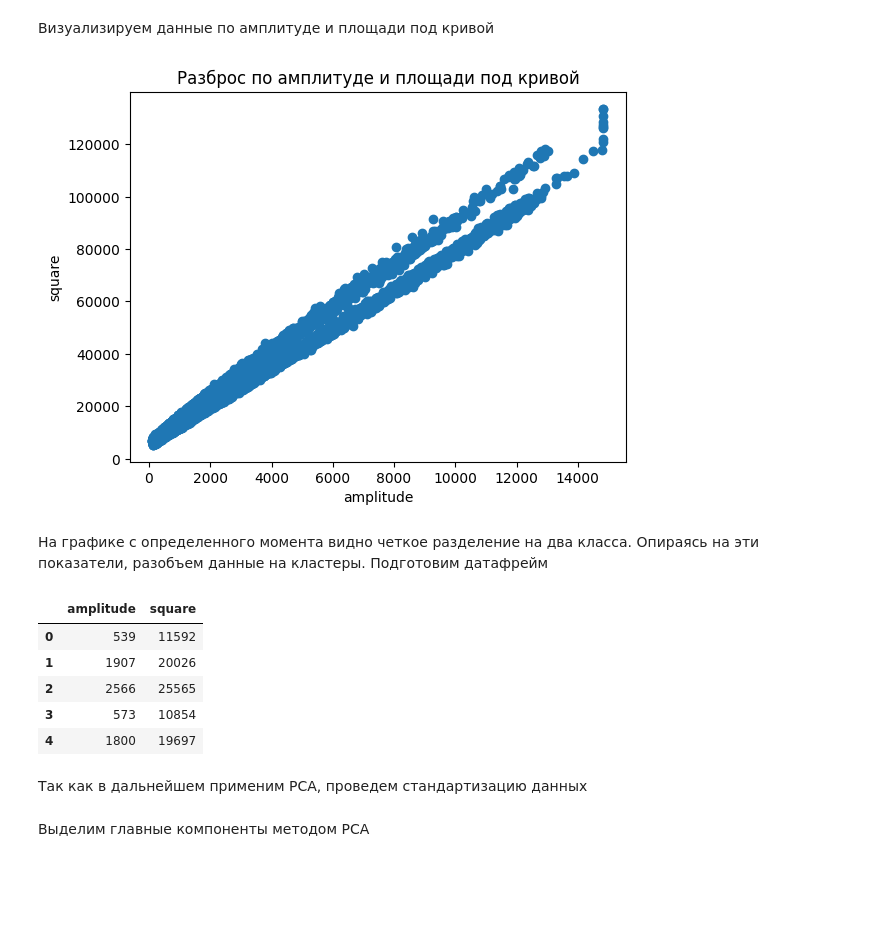
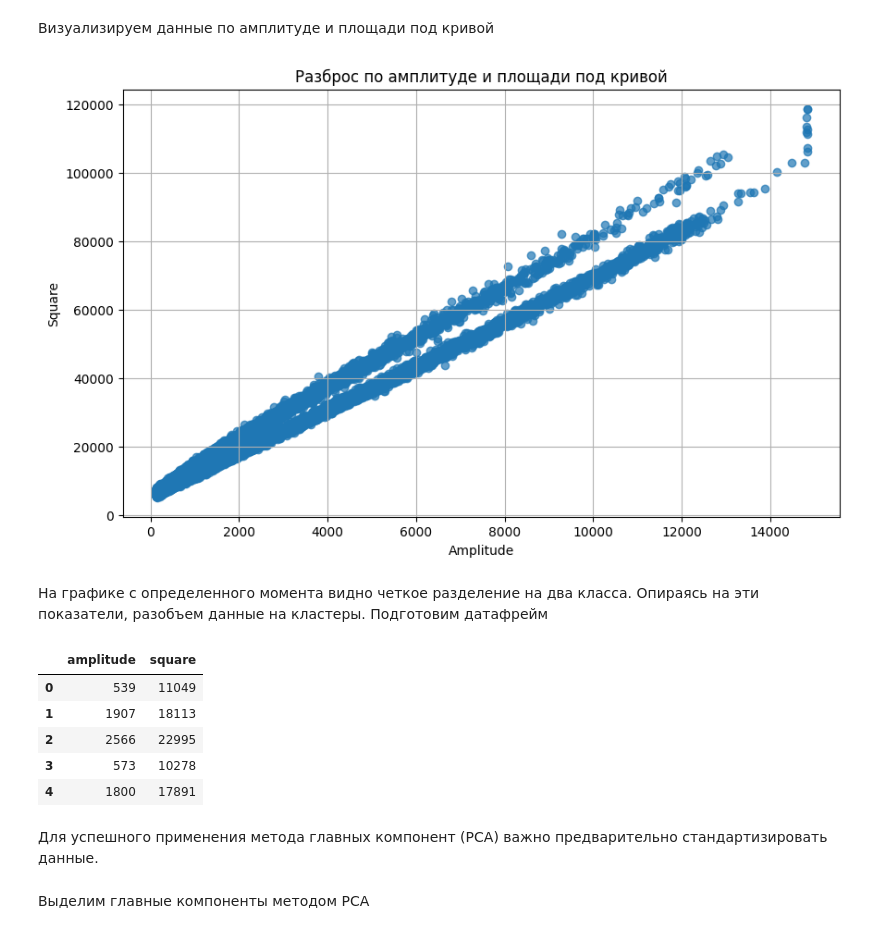
Before and after one commit to nikolay-grudanov/MEPHI-SF_ML, a Jupyter notebook: academic-semester-2/classical_machine_learning/session/GNA_Session_Work.ipynb, the cells around one changed output. Cells and saved outputs as stored; diff of their text form; code cells hidden in the pictures; blank space fills up the shorter version.

```diff
--- a/academic-semester-2/classical_machine_learning/session/GNA_Session_Work.ipynb
+++ b/academic-semester-2/classical_machine_learning/session/GNA_Session_Work.ipynb
@@ -83,7 +146,7 @@ df.head()
 # %%
-dataset = df.copy()
-dataset['max'] = dataset.max(axis=1)
-dataset['max'].describe()
+processed_data = processed_data.copy()
+processed_data['max'] = processed_data.max(axis=1)
+processed_data['max'].describe()
 # %% [output]
 count    23479.000000
 mean      1846.138209
@@ -169,6 +305,6 @@ Text(0, 0.5, 'bit ADC')
 # %%
-dataset['amplitude'] = dataset['max'] - dataset.iloc[:, :-1].min(axis=1)
-dataset['amplitude'].describe()
+processed_data['amplitude'] = processed_data['max'] - processed_data.iloc[:, :-1].min(axis=1)
+processed_data['amplitude'].describe()
 # %% [output]
 count    23479.000000
 mean      1842.849568
@@ -195,6 +333,6 @@ dataset.head()
 # %%
-dataset['square'] = dataset.iloc[:, :-2].sum(axis=1)
-dataset.head()
+processed_data['square'] = processed_data.iloc[:, :-2].sum(axis=1)
+processed_data.head()
 # %% [output]
 |  | 0 | 1 | 2 | 3 | 4 | 5 | 6 | 7 | 8 | 9 | ... | ... |
 | 0 | 14 | 11 | 10 | 12 | 16 | 14 | 10 | 12 | 14 | 14 | ... | ... |
@@ -205,29 +343,42 @@ dataset.head()
 5 rows × 503 columns
 # %% [markdown]
 Визуализируем данные по амплитуде и площади под кривой
+# %%
+def plot_scatter(data: pd.DataFrame, x_col: str, y_col: str, title: str) -> None:
+    """
+    Строит диаграмму рассеяния для двух столбцов данных.
+
+    :param data: DataFrame с данными.
+    :param x_col: Название столбца для оси X.
+    :param y_col: Название столбца для оси Y.
+    :param title: Заголовок графика.
+    """
+    plt.figure(figsize=(10, 6))
+    plt.scatter(data[x_col], data[y_col], alpha=0.7)
+    plt.xlabel(x_col.capitalize())
+    plt.ylabel(y_col.capitalize())
+    plt.title(title)
+    plt.grid(True)
+    plt.show()
 # %%
-plt.scatter(dataset['amplitude'], dataset['square'])
-plt.xlabel('amplitude')
-plt.ylabel('square')
-plt.title('Разброс по амплитуде и площади под кривой')
-plt.show()
+plot_scatter(processed_data, 'amplitude', 'square', 'Разброс по амплитуде и площади под кривой')
 # %% [output]
-[figure, old version]
+[figure, new version]
 # %% [markdown]
 На графике с определенного момента видно четкое разделение на два класса.
 Опираясь на эти показатели, разобъем данные на кластеры. Подготовим датафрейм
 # %%
-X = dataset[['amplitude', 'square']]
+X = processed_data[['amplitude', 'square']]
 X.head()
 # %% [output]
 |  | amplitude | square |
-| 0 | 539 | 11592 |
-| 1 | 1907 | 20026 |
-| 2 | 2566 | 25565 |
-| 3 | 573 | 10854 |
-| 4 | 1800 | 19697 |
+| 0 | 539 | 11049 |
+| 1 | 1907 | 18113 |
+| 2 | 2566 | 22995 |
+| 3 | 573 | 10278 |
+| 4 | 1800 | 17891 |
-# %% [markdown]
-Так как в дальнейшем применим PCA, проведем стандартизацию данных
+# %% [markdown]
+Для успешного применения метода главных компонент (PCA) важно предварительно стандартизировать данные.
 # %%
 scaler = StandardScaler()
 X_scaled = scaler.fit_transform(X)
```
Also changed, not shown: parts of 55 cells of this notebook, 4 other files.
